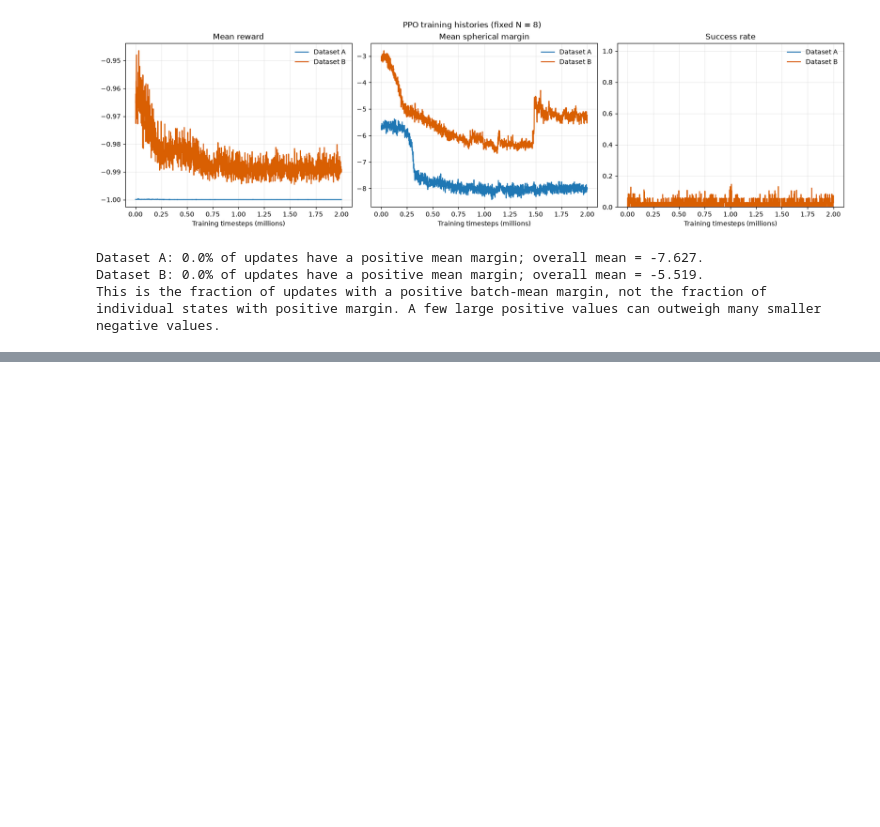
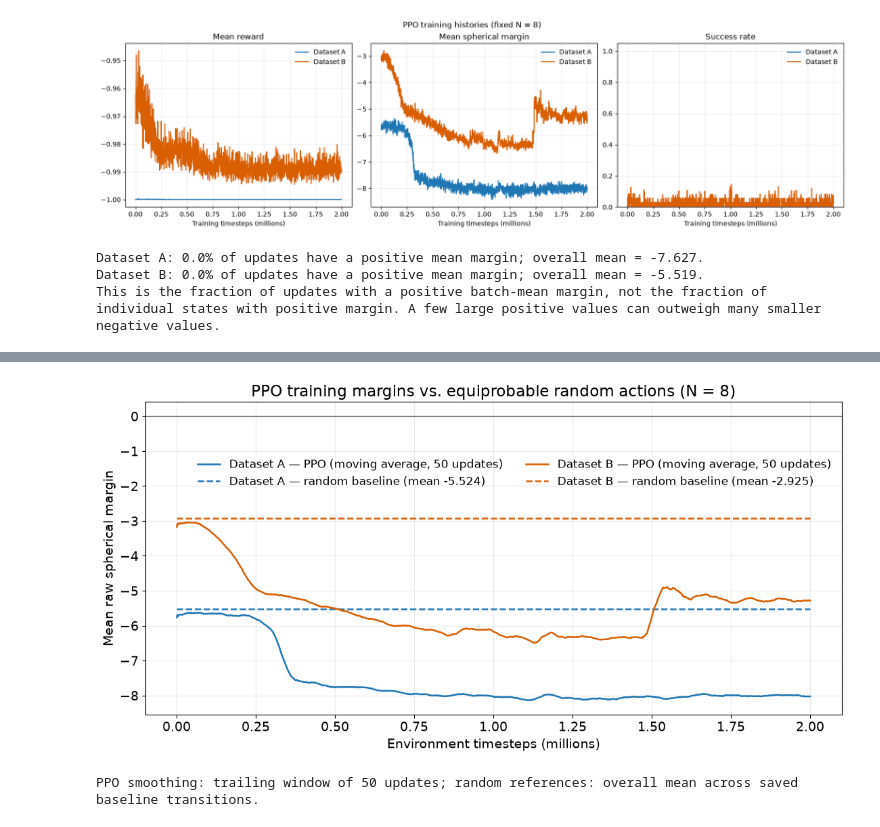
Before and after one commit to Caioriqui/AI-testing-in-Flag-Manifolds, a Jupyter notebook: notebooks/03_training_history_comparison_Nfixed8_simple.ipynb, the cells around one changed output, grey strips where cells are left out. Saved outputs shown, nothing was run; the diff lists cells and outputs as text; code cells hidden in the pictures; blank space fills up the shorter version.

Commit message:
Baseline comparison in 03

```diff
--- a/notebooks/03_training_history_comparison_Nfixed8_simple.ipynb
+++ b/notebooks/03_training_history_comparison_Nfixed8_simple.ipynb
@@ -136,0 +247,49 @@ This is the fraction of updates with a positive batch-mean margin, not the fract
+# %%
+MOVING_AVERAGE_UPDATES = 50
+
+with plt.rc_context({'font.size': 14}):
+    fig, ax = plt.subplots(figsize=(11, 5.5), constrained_layout=True)
+    random_means = baseline_data.groupby("dataset")["margin"].mean()
+
+    for dataset_name, dataset_code in (("Dataset A", "A"), ("Dataset B", "B")):
+        history = histories[dataset_name]
+        timesteps = history["timesteps"]
+        margin = pd.Series(history["margin"])
+        smoothed_margin = margin.rolling(
+            window=MOVING_AVERAGE_UPDATES,
+            min_periods=1,
+        ).mean()
+        color = colors[dataset_name]
+
+        ax.plot(
+            timesteps / 1_000_000,
+            smoothed_margin,
+            color=color,
+            linewidth=1.8,
+            label=f"{dataset_name} — PPO (moving average, {MOVING_AVERAGE_UPDATES} updates)",
+        )
+        baseline_mean = float(random_means[dataset_code])
+        ax.plot(
+            [timesteps[0] / 1_000_000, timesteps[-1] / 1_000_000],
+            [baseline_mean, baseline_mean],
+            color=color,
+            linestyle="--",
+            linewidth=1.8,
+            label=f"{dataset_name} — random baseline (mean {baseline_mean:+.3f})",
+        )
+
+    ax.axhline(0, color="black", linewidth=0.9, alpha=0.65)
+    ax.set_xlabel("Environment timesteps (millions)")
+    ax.set_ylabel("Mean raw spherical margin")
+    ax.set_title("PPO training margins vs. equiprobable random actions (N = 8)")
+    ax.grid(alpha=0.25)
+    ax.legend(frameon=False, ncol=2, fontsize=12, loc="upper right", bbox_to_anchor=(1.0, 0.85))
+    plt.show()
+
+print(
+    f"PPO smoothing: trailing window of {MOVING_AVERAGE_UPDATES} updates; "
+    "random references: overall mean across saved baseline transitions."
+)
+# %% [output]
+[figure, added]
+PPO smoothing: trailing window of 50 updates; random references: overall mean across saved baseline transitions.
```
Also changed, not shown: parts of 5 cells of this notebook.
